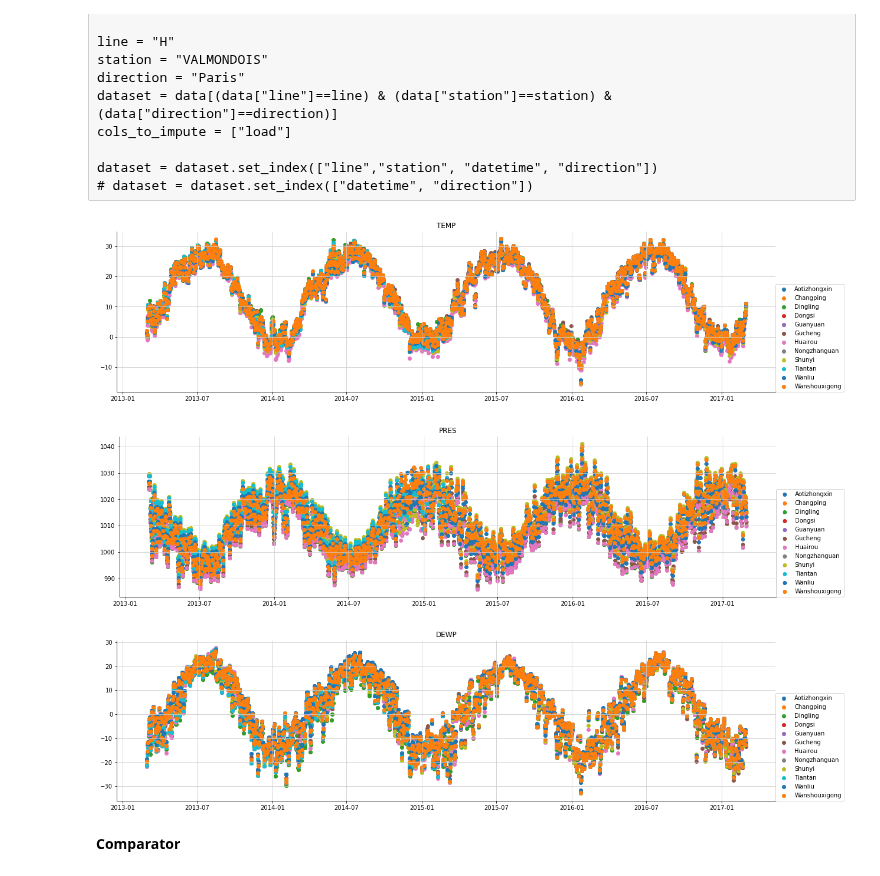
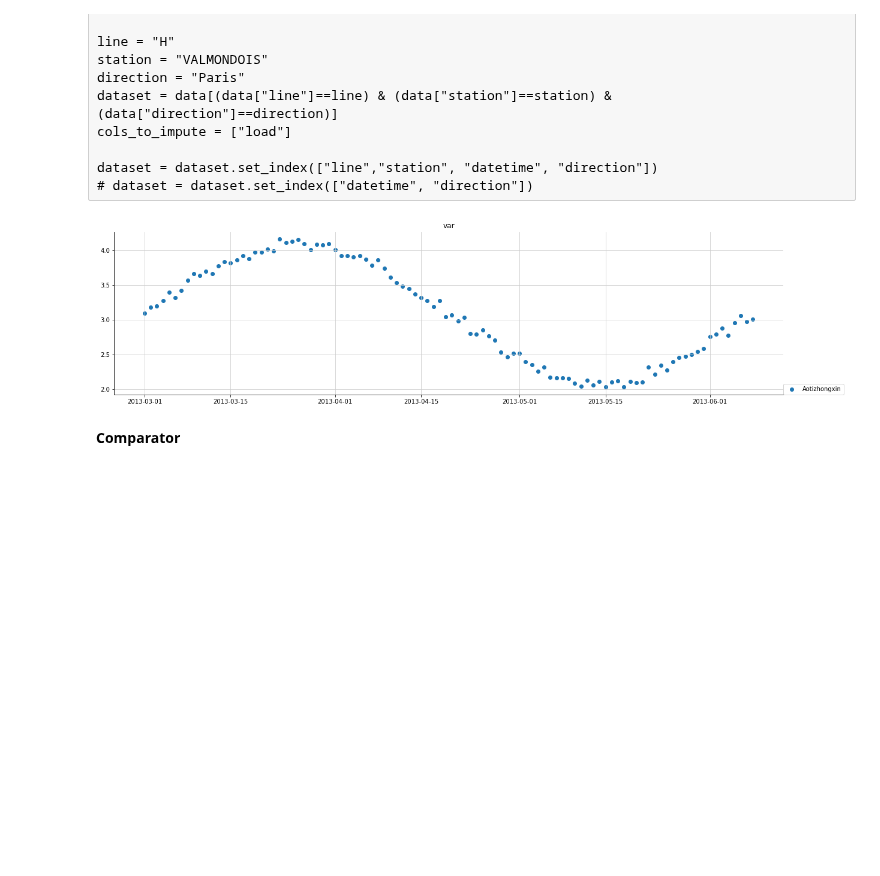
Before and after one commit to scikit-learn-contrib/qolmat, a Jupyter notebook: qolmat/notebooks/benchmark.ipynb, the cells around one changed output. Drawn from its saved outputs; the diff is of its cells as text; code cells hidden in the pictures; blank space fills up the shorter version.

```diff
--- a/qolmat/notebooks/benchmark.ipynb
+++ b/qolmat/notebooks/benchmark.ipynb
@@ -26,3 +31,9 @@ cols_to_impute = ["TEMP", "PRES", "DEWP"]
+# %%
+x = np.linspace(0,2*np.pi,100)
+y = 3 + np.sin(x) + np.random.random(100) * 0.2
+dataset = pd.DataFrame({"var": y, "datetime": dataset.index.get_level_values("datetime")[:len(y)], "station": city})
+dataset.set_index(["station", "datetime"], inplace=True)
+cols_to_impute = ["var"]
 # %% [raw]
 def nan_rule(df, columns, hours):
     """replace nan values by zero if "true" zero (e.g. no train during this period)
@@ -59,15 +70,14 @@ dataset = dataset.set_index(["line","station", "datetime", "direction"])
 # %%
 for col in cols_to_impute:
     plt.figure(figsize=(20, 5))
     for station, df in dataset.groupby("station"):
         plt.scatter(df.reset_index().datetime, df[col], label=station)
+        break
     plt.title(col)
     plt.legend(loc=[1, 0])
     plt.show()
 # %% [output]
-[figure, old version]
+[figure, new version]
-[figure, removed]
-[figure, removed]
 # %% [markdown]
 **Comparator**
 # %%
```
Also changed, not shown: parts of 10 cells of this notebook, 4 other files.
